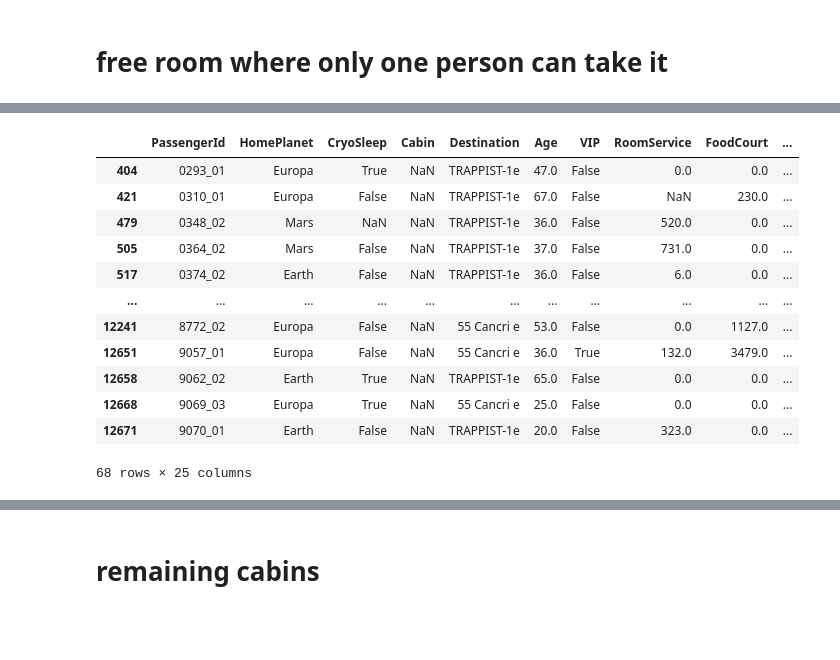
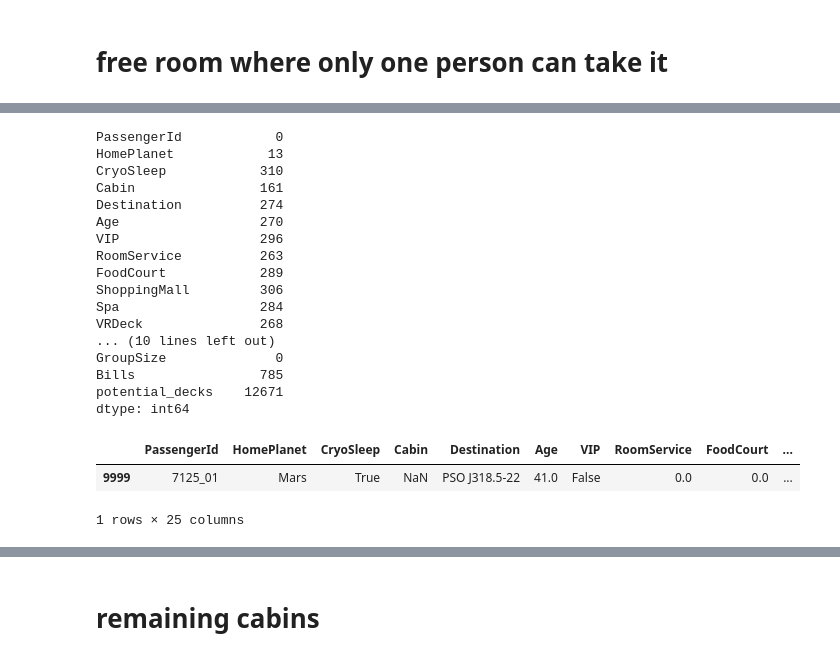
Before and after one commit to jacobsultan/cabin-for-spacetitanic-kaggle, a Jupyter notebook: firstruns.ipynb, the cells around one changed output, grey strips where cells are left out. Drawn from its saved outputs; the diff is of its cells as text; code cells hidden in the pictures; blank space fills up the shorter version.

Commit message:
redid empty room one compatible

```diff
--- a/firstruns.ipynb
+++ b/firstruns.ipynb
@@ -34,20 +38,22 @@ planet_by_deck = {
 
 homeplanets = ['Earth', 'Europa', 'Mars']
 
-cabin_sides = ['P','S']
+all_cabin_sides = ['P','S']
 
-cabin_decks = list(df.dropna(subset = ['Deck']).Deck.unique())
+all_cabin_decks = list(df.dropna(subset = ['Deck']).Deck.unique())
 # %%
 def multiple_decks_in_group(df,row):
     return len(df[df.Group == row.Group].dropna(subset ='Deck').Deck.unique()) > 1
 # %%
-def fill_potential_decks(row):
-    if pd.isna(row.Cabin):
-        if row.Bills == 0 and not pd.isna(row.HomePlanet):
-            if len(df[df.Group == row.Group].dropna(subset = 'Deck').Deck.unique()) > 1:
-                return decks_by_planet_no_bills[row.HomePlanet]
-        if not pd.isna(row.HomePlanet):
-            return decks_by_planet[row.HomePlanet]
-        else:
-            return ['A','B','C','D','E','F','G','T']
-df['potential_decks'] = df.apply(fill_potential_decks, axis = 1)
+def fill_potential_decks(df):
+    def func_potential_decks(row):
+        if pd.isna(row.Cabin):
+            if row.Bills == 0 and not pd.isna(row.HomePlanet):
+                if len(df[df.Group == row.Group].dropna(subset = 'Deck').Deck.unique()) > 1:
+                    return decks_by_planet_no_bills[row.HomePlanet]
+            if not pd.isna(row.HomePlanet):
+                return decks_by_planet[row.HomePlanet]
+            else:
+                return all_cabin_decks
+    df['potential_decks'] = df.apply(func_potential_decks, axis = 1)
+    return df
@@ -58,3 +60,5 @@ list
+# %%
+df = fill_potential_decks(df)
 # %% [markdown]
 # Filling missed Cabins
 # %%
@@ -256,6 +280,8 @@ Cases
 * its the only person that could fill that room
 # %% [markdown]
 # free room where only one person can take it
+# %%
+df2 = df.copy()
 # %%
 def rooms_to_fill(df):
     rooms = {}
@@ -292,18 +332,28 @@ def fill_by_empty_room(df):
                     df.loc[indices_matching[0],['Side','Deck','Number']] = [side,deck,number]
 fill_by_empty_room(df2)
 # %%
-df2[df2.Cabin.isna()]
+df2.isna().sum()
 # %% [output]
-|  | PassengerId | HomePlanet | CryoSleep | Cabin | Destination | Age | VIP | RoomService | FoodCourt | ... |
-| 404 | 0293_01 | Europa | True | NaN | TRAPPIST-1e | 47.0 | False | 0.0 | 0.0 | ... |
-| 421 | 0310_01 | Europa | False | NaN | TRAPPIST-1e | 67.0 | False | NaN | 230.0 | ... |
-| 479 | 0348_02 | Mars | NaN | NaN | TRAPPIST-1e | 36.0 | False | 520.0 | 0.0 | ... |
-| 505 | 0364_02 | Mars | False | NaN | TRAPPIST-1e | 37.0 | False | 731.0 | 0.0 | ... |
-| 517 | 0374_02 | Earth | False | NaN | TRAPPIST-1e | 36.0 | False | 6.0 | 0.0 | ... |
-| ... | ... | ... | ... | ... | ... | ... | ... | ... | ... | ... |
-| 12241 | 8772_02 | Europa | False | NaN | 55 Cancri e | 53.0 | False | 0.0 | 1127.0 | ... |
-| 12651 | 9057_01 | Europa | False | NaN | 55 Cancri e | 36.0 | True | 132.0 | 3479.0 | ... |
-| 12658 | 9062_02 | Earth | True | NaN | TRAPPIST-1e | 65.0 | False | 0.0 | 0.0 | ... |
-| 12668 | 9069_03 | Europa | True | NaN | 55 Cancri e | 25.0 | False | 0.0 | 0.0 | ... |
-| 12671 | 9070_01 | Earth | False | NaN | TRAPPIST-1e | 20.0 | False | 323.0 | 0.0 | ... |
-68 rows × 25 columns
+PassengerId            0
+HomePlanet            13
+CryoSleep            310
+Cabin                161
+Destination          274
+Age                  270
+VIP                  296
+RoomService          263
+FoodCourt            289
+ShoppingMall         306
+Spa                  284
+VRDeck               268
+... (10 lines left out)
+GroupSize              0
+Bills                785
+potential_decks    12671
+dtype: int64
+# %%
+df2[df2.Group == 7125]
+# %% [output]
+|  | PassengerId | HomePlanet | CryoSleep | Cabin | Destination | Age | VIP | RoomService | FoodCourt | ... |
+| 9999 | 7125_01 | Mars | True | NaN | PSO J318.5-22 | 41.0 | False | 0.0 | 0.0 | ... |
+1 rows × 25 columns
```
Also changed, not shown: parts of 27 cells of this notebook, 2 other files.
